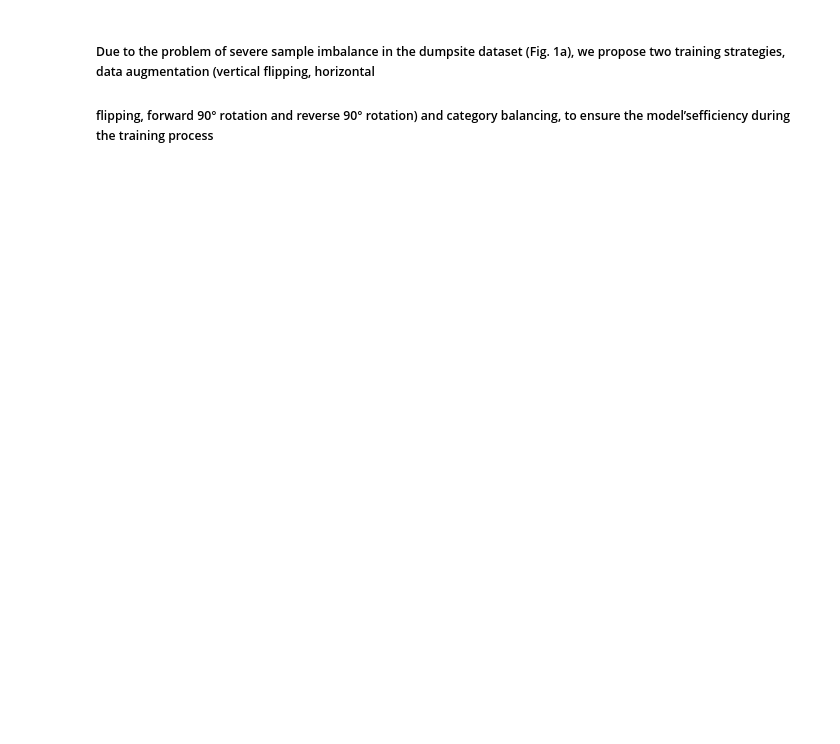
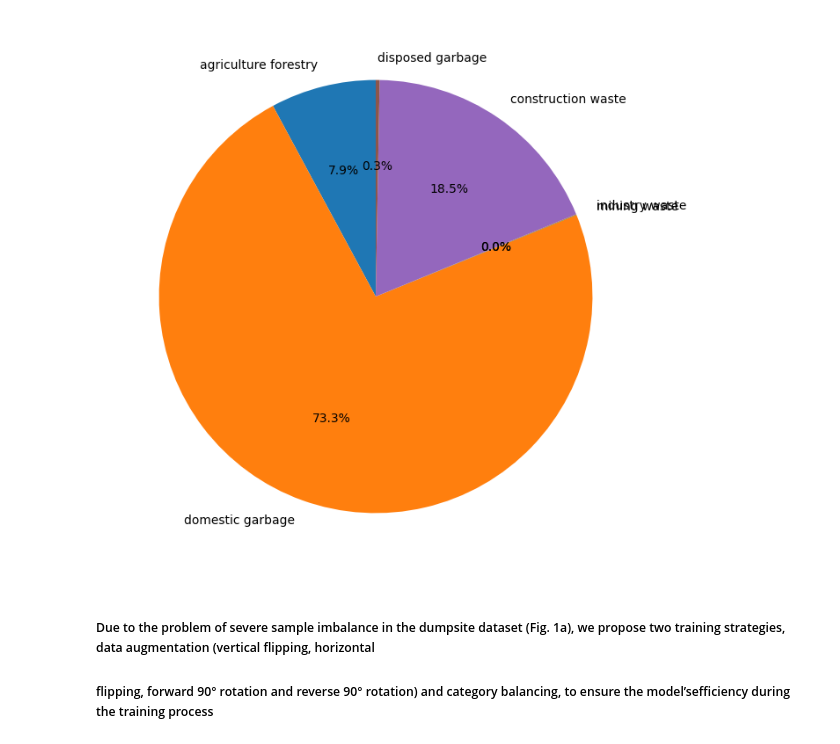
Before and after one commit to fengyan-cn/COMP9444, a Jupyter notebook: project/data_processing.ipynb, the cells around one changed output. Saved outputs shown, nothing was run; the diff lists cells and outputs as text; code cells hidden in the pictures; blank space fills up the shorter version.

```diff
--- a/project/data_processing.ipynb
+++ b/project/data_processing.ipynb
@@ -41,3 +66,15 @@ print(label_maps)
+# %%
+plt.figure(figsize=(8, 8))
+wedges, texts, autotexts = plt.pie(classes_counts.flatten(), labels=classes, autopct='%1.1f%%', startangle=90)
+for text in texts:
+    text.set_fontsize(10)
+    text.set_color('black')
+for autotext in autotexts:
+    autotext.set_fontsize(10)
+    autotext.set_color('black')
+plt.show()
+# %% [output]
+[figure, added]
 # %%
 def label_name(label_num):
     class_name = {k for k, v in label_maps.items() if v == label_num}
```
Also changed, not shown: parts of 11 cells of this notebook.
